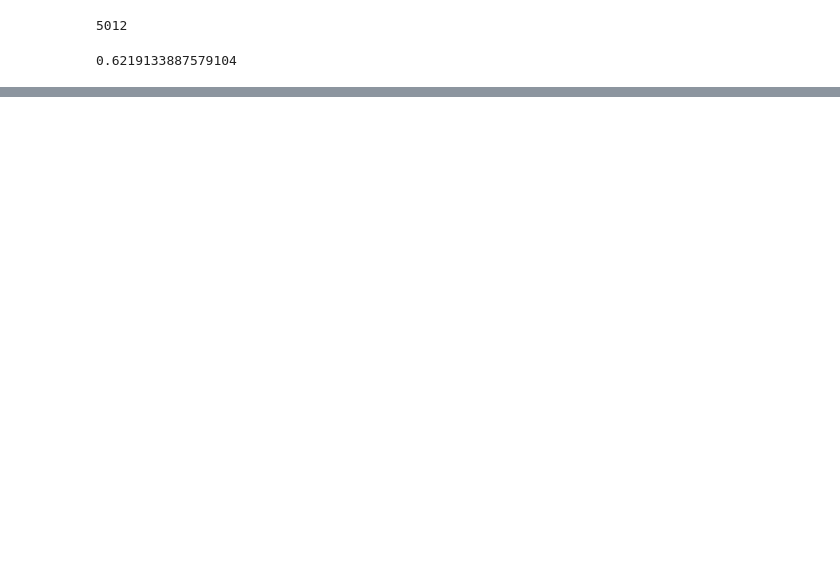
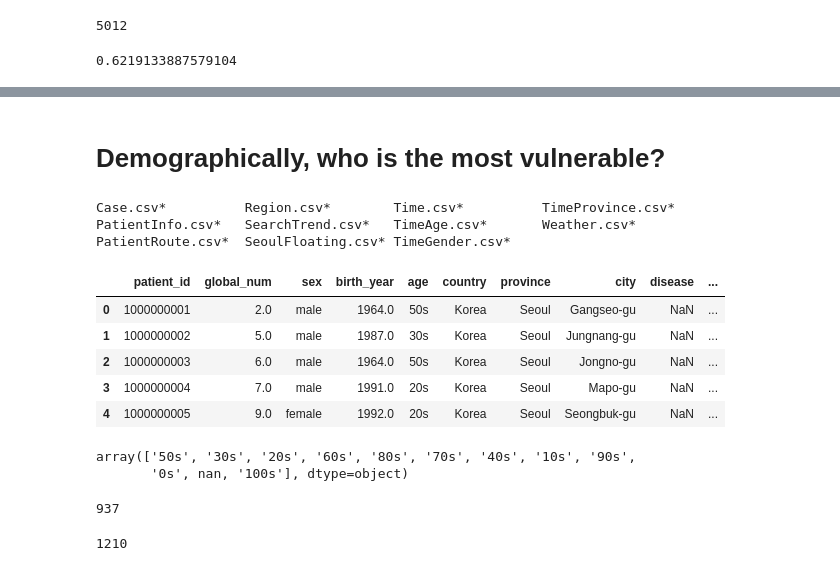
Before and after one commit to cherishkim42/covid, a Jupyter notebook: Korea.ipynb, the cells around one changed output, grey strips where cells are left out. Drawn from its saved outputs; the diff is of its cells as text; code cells hidden in the pictures; blank space fills up the shorter version.

```diff
--- a/Untitled.ipynb
+++ b/Korea.ipynb
@@ -211,0 +235,33 @@ print(5012/8059)
+# %% [markdown]
+# Demographically, who is the most vulnerable?
+# %%
+ls
+# %% [output]
+Case.csv*          Region.csv*        Time.csv*          TimeProvince.csv*
+PatientInfo.csv*   SearchTrend.csv*   TimeAge.csv*       Weather.csv*
+PatientRoute.csv*  SeoulFloating.csv* TimeGender.csv*
+# %%
+demography = pd.read_csv("PatientInfo.csv")
+demography.head()
+# %% [output]
+|  | patient_id | global_num | sex | birth_year | age | country | province | city | disease | ... |
+| 0 | 1000000001 | 2.0 | male | 1964.0 | 50s | Korea | Seoul | Gangseo-gu | NaN | ... |
+| 1 | 1000000002 | 5.0 | male | 1987.0 | 30s | Korea | Seoul | Jungnang-gu | NaN | ... |
+| 2 | 1000000003 | 6.0 | male | 1964.0 | 50s | Korea | Seoul | Jongno-gu | NaN | ... |
+| 3 | 1000000004 | 7.0 | male | 1991.0 | 20s | Korea | Seoul | Mapo-gu | NaN | ... |
+| 4 | 1000000005 | 9.0 | female | 1992.0 | 20s | Korea | Seoul | Seongbuk-gu | NaN | ... |
+# %%
+demography['age'].unique()
+# %% [output]
+array(['50s', '30s', '20s', '60s', '80s', '70s', '40s', '10s', '90s',
+       '0s', nan, '100s'], dtype=object)
+# %%
+males = demography[(demography['sex'] == 'male')]
+len(males.index)
+# %% [output]
+937
+# %%
+females = demography[(demography['sex'] == 'female')]
+len(females.index)
+# %% [output]
+1210
```
Also changed, not shown: parts of 12 cells of this notebook, 1 other file.
